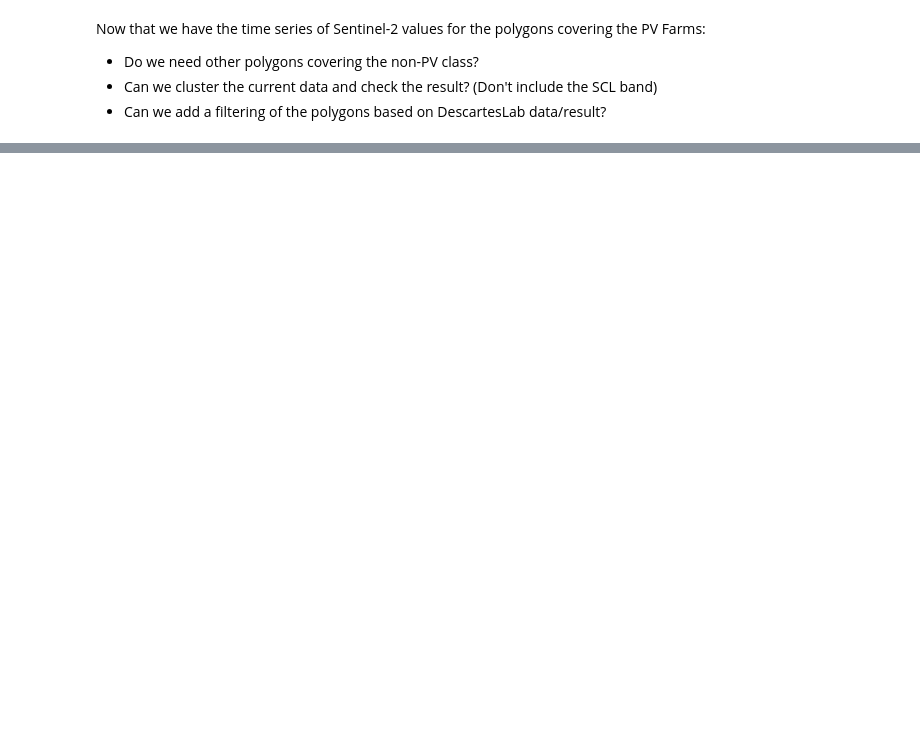
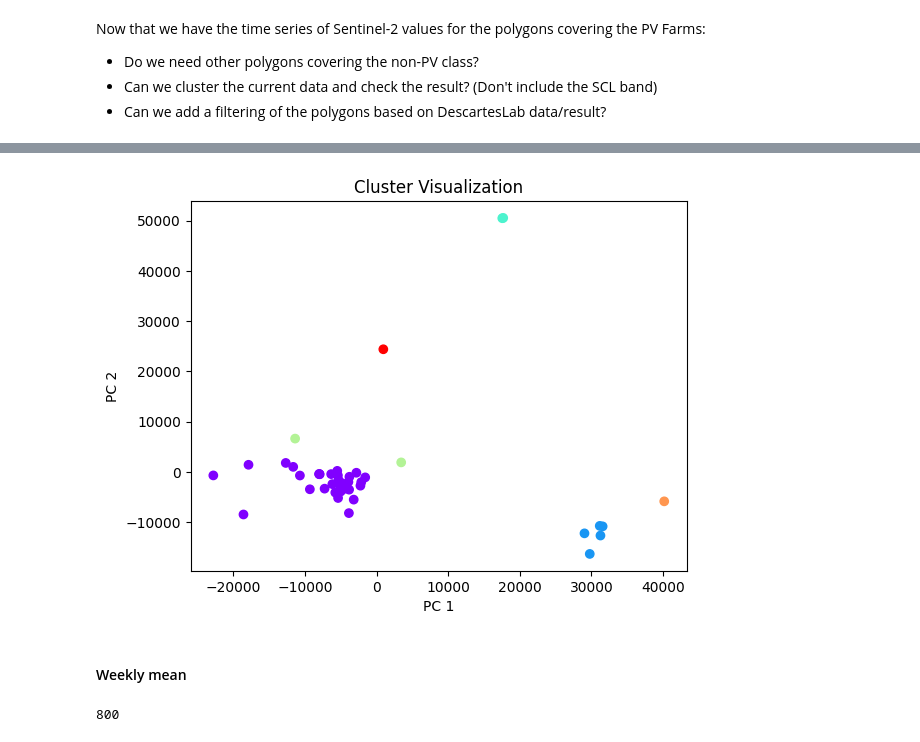
Before and after one commit to clausmichele/openEO_photovoltaic, a Jupyter notebook: openEO_data_retrieval.ipynb, the cells around one changed output, grey strips where cells are left out. Saved outputs shown, nothing was run; the diff lists cells and outputs as text; code cells hidden in the pictures; blank space fills up the shorter version.

```diff
--- a/openEO_data_retrieval.ipynb
+++ b/openEO_data_retrieval.ipynb
@@ -91,0 +164,38 @@ Now that we have the time series of Sentinel-2 values for the polygons covering
+# %%
+k = 6
+
+# Apply k-means clustering
+kmeans = KMeans(n_clusters=k, random_state=1234)
+data['Cluster'] = kmeans.fit_predict(data)
+
+plt.scatter(reduced_data[:, 0], reduced_data[:, 1], c=data['Cluster'], cmap='rainbow')
+plt.title('Cluster Visualization')
+plt.xlabel('PC 1')
+plt.ylabel('PC 2')
+plt.show()
+# %% [output]
+[figure, added]
+# %% [markdown]
+#### Weekly mean
+# %%
+band_values = []
+ids = []
+for i, geom in big_pv_geoms_32632.iterrows():
+    try:
+        data = xr.open_dataset(f"./data/netcdfs/S2_2022_{i}.nc",decode_coords="all")
+        cloud_mask = np.bitwise_or((data.SCL == 8),(data.SCL == 9))
+        geodf = gpd.GeoDataFrame(geometry=[geom["geometry"]],crs="EPSG:32632")
+        clipped = data.rio.clip(geodf.geometry.values, geodf.crs, drop=False, invert=False)
+        clipped = clipped.where(~cloud_mask)
+        aoi_mean = clipped.mean(dim=["x","y"],skipna=True).resample({"t": "W"}).mean() #Resampling to weekly, maybe required to align different time series
+        #aoi_mean = clipped.mean(dim=["x","y"],skipna=True) # Computing the mean over the area which should be covered by the panels. Other statistics can be computed
+        arr = aoi_mean.to_array().values[:11,]
+        arr = arr.reshape(-1)
+        band_values.append(arr)
+        ids.append(i)
+        #reshaped_arr = arr.reshape(-1)
+
+    except:
+        print(i)
+# %% [output]
+800
```
Also changed, not shown: parts of 12 cells of this notebook.
